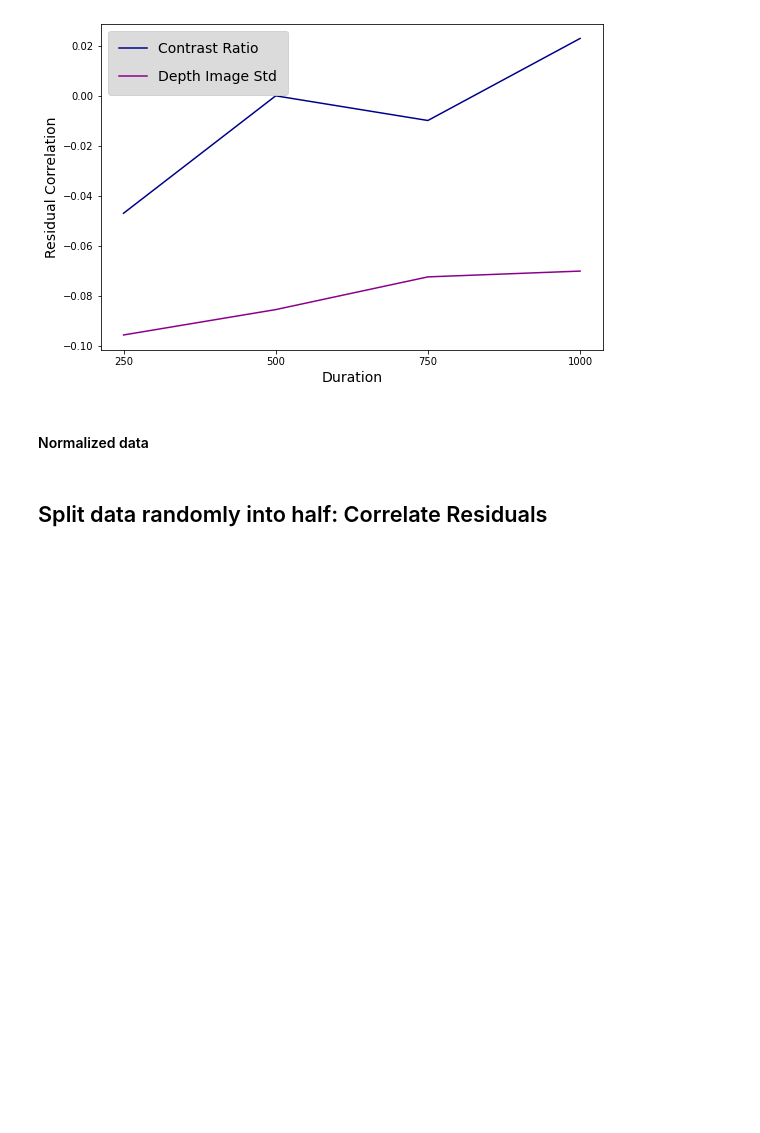
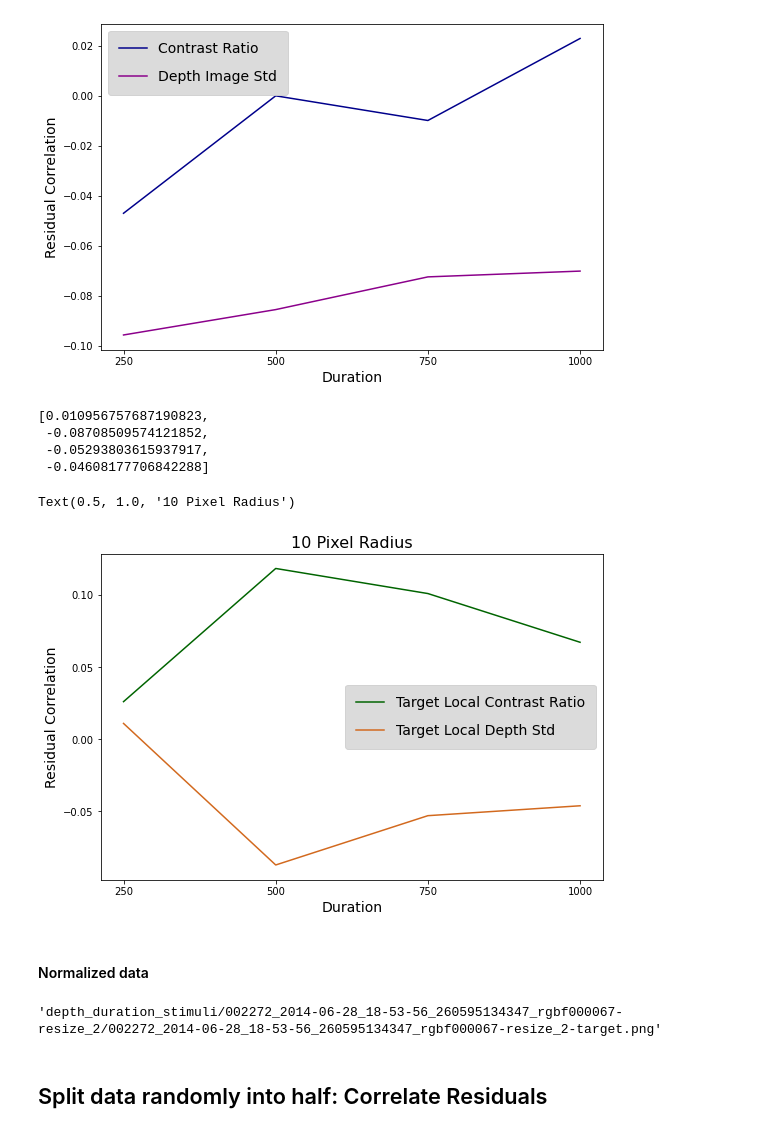
Before and after one commit to prachimahab/depth_duration_analysis, a Jupyter notebook: v3_depthDuration_analysis.ipynb, the cells around one changed output. Saved outputs shown, nothing was run; the diff lists cells and outputs as text; code cells hidden in the pictures; blank space fills up the shorter version.

Commit message:
contrast ratio corr

```diff
--- a/v3_depthDuration_analysis.ipynb
+++ b/v3_depthDuration_analysis.ipynb
@@ -3174,0 +3215,2 @@ legend.get_frame().set_facecolor('lightgray')
+# %%
+neighborMatrix_530_730_r10 = neighborMatrix([530, 730], 10)
@@ -3175,3 +3286,43 @@ legend.get_frame().set_facecolor('lightgray')
+# %%
+final_stimuli = '/Users/prachi/Documents/depth_duration/mar3_depthDuration_stimuli/final_stimuli/'
+kinect2_path = '/Users/prachi/Documents/depth_duration/SUNRGBD/kv2/kinect2data'
+
+# line comprehension for x(stim path) in final_x
+
+local_contrast_ratio_array = [local_depth_stats(path, final_stimuli, kinect2_path)[0] for path in final_x_250]
+local_std_array = [local_depth_stats(path, final_stimuli, kinect2_path)[1] for path in final_x_250]
+target_local_std = [local_depth_stats(path, final_stimuli, kinect2_path)[2] for path in final_x_250]
+target_local_cr = [local_depth_stats(path, final_stimuli, kinect2_path)[3] for path in final_x_250]
+
+residuals = [residuals_250, residuals_500, residuals_750, residuals_1000]
+# %%
+target_local_std_corrs = [scipy.stats.pearsonr(target_local_std, resid_dur)[0] for resid_dur in residuals]
+
+target_local_cr_corrs = [scipy.stats.pearsonr(target_local_cr, resid_dur)[0] for resid_dur in residuals]
+# %%
+target_local_std_corrs
+# %% [output]
+[0.010956757687190823,
+ -0.08708509574121852,
+ -0.05293803615937917,
+ -0.04608177706842288]
+# %%
+plt.figure(figsize = [9, 6])
+# plt.title('Camera Extrinsics: Correlation with Residuals', fontsize = 17)
+plt.xlabel('Duration', fontsize = 14)
+plt.ylabel('Residual Correlation', fontsize = 14)
+
+durations = ['250', '500', '750', '1000']
+
+plt.plot(durations, target_local_cr_corrs, label = 'Target Local Contrast Ratio', color='darkgreen')
+plt.plot(durations, target_local_std_corrs, label = 'Target Local Depth Std', color='chocolate')
+
+legend = plt.legend(loc = 0, fontsize = 14, borderpad = 0.8, labelspacing = 1)
+legend.get_frame().set_facecolor('lightgray')
+plt.title("10 Pixel Radius", fontsize = 16)
+# %% [output]
+Text(0.5, 1.0, '10 Pixel Radius')
+[figure, added]
 # %% [markdown]
 #### Normalized data
 # %%
@@ -3204,6 +3355,10 @@ n_final_y_1000 = normalized_trial_plot_data[1][3]
 n_ste_1000 = normalized_trial_plot_data[2][3]
 n_stim_1000 = normalized_trial_plot_data[3][3]
 n_std_1000 = normalized_trial_plot_data[4][3]
+# %%
+final_x_250[0]
+# %% [output]
+'depth_duration_stimuli/002272_2014-06-28_18-53-56_260595134347_rgbf000067-resize_2/002272_2014-06-28_18-53-56_260595134347_rgbf000067-resize_2-target.png'
 # %% [markdown]
 ## Split data randomly into half: Correlate Residuals
 # %%
```
Also changed, not shown: parts of 3 cells of this notebook.
